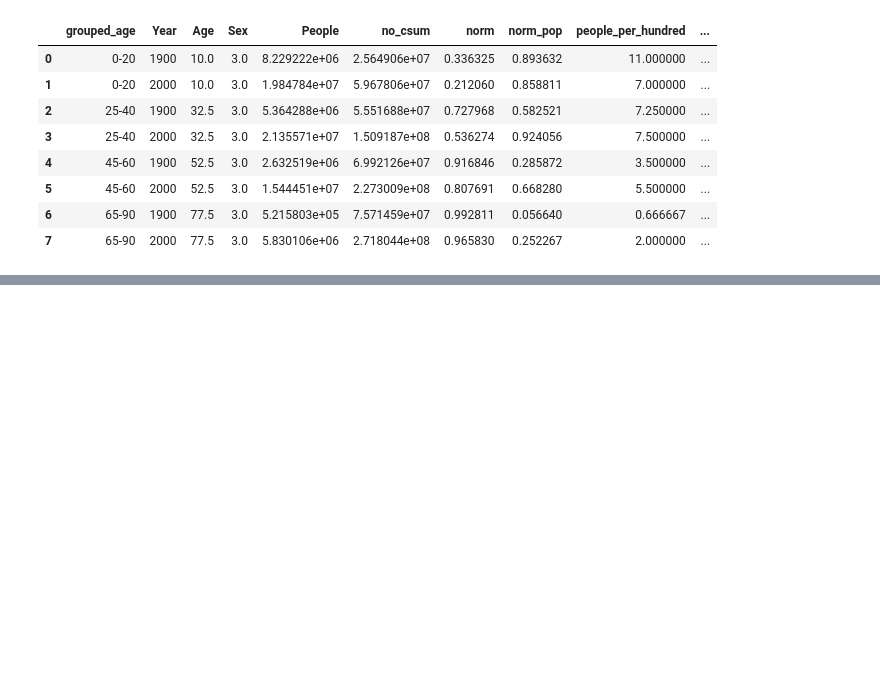
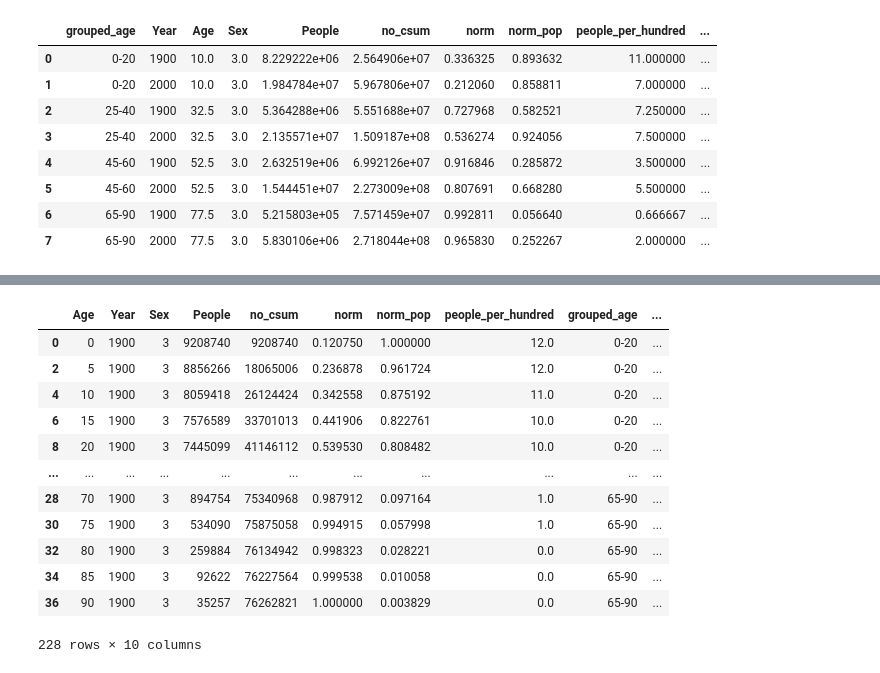
Before and after one commit to dwootton/Altair-Express, a Jupyter notebook: Untitled1.ipynb, the cells around one changed output, grey strips where cells are left out. Cells and saved outputs as stored; diff of their text form; code cells hidden in the pictures; blank space fills up the shorter version.

```diff
--- a/Untitled1.ipynb
+++ b/Untitled1.ipynb
@@ -213,0 +251,12 @@ new_df
+# %%
+months = [1,2,3,4,5,6,7,8,9,10,11,12]
+base_df = df[df['Year']==1900].copy(deep=True)
+all_df = []
+
+for month in months:
+    month_df = base_df.copy(deep=True)
+    month_df['month'] = month
+    print(len(all_df))
+    all_df.append(month_df)
+
+pd.concat(all_df)
@@ -213,0 +288,16 @@ new_df
+# %%
+pd.concat(all_df)
+# %% [output]
+|  | Age | Year | Sex | People | no_csum | norm | norm_pop | people_per_hundred | grouped_age | ... |
+| 0 | 0 | 1900 | 3 | 9208740 | 9208740 | 0.120750 | 1.000000 | 12.0 | 0-20 | ... |
+| 2 | 5 | 1900 | 3 | 8856266 | 18065006 | 0.236878 | 0.961724 | 12.0 | 0-20 | ... |
+| 4 | 10 | 1900 | 3 | 8059418 | 26124424 | 0.342558 | 0.875192 | 11.0 | 0-20 | ... |
+| 6 | 15 | 1900 | 3 | 7576589 | 33701013 | 0.441906 | 0.822761 | 10.0 | 0-20 | ... |
+| 8 | 20 | 1900 | 3 | 7445099 | 41146112 | 0.539530 | 0.808482 | 10.0 | 0-20 | ... |
+| ... | ... | ... | ... | ... | ... | ... | ... | ... | ... | ... |
+| 28 | 70 | 1900 | 3 | 894754 | 75340968 | 0.987912 | 0.097164 | 1.0 | 65-90 | ... |
+| 30 | 75 | 1900 | 3 | 534090 | 75875058 | 0.994915 | 0.057998 | 1.0 | 65-90 | ... |
+| 32 | 80 | 1900 | 3 | 259884 | 76134942 | 0.998323 | 0.028221 | 0.0 | 65-90 | ... |
+| 34 | 85 | 1900 | 3 | 92622 | 76227564 | 0.999538 | 0.010058 | 0.0 | 65-90 | ... |
+| 36 | 90 | 1900 | 3 | 35257 | 76262821 | 1.000000 | 0.003829 | 0.0 | 65-90 | ... |
+228 rows × 10 columns
```
Also changed, not shown: parts of 10 cells of this notebook, 59 other files.
